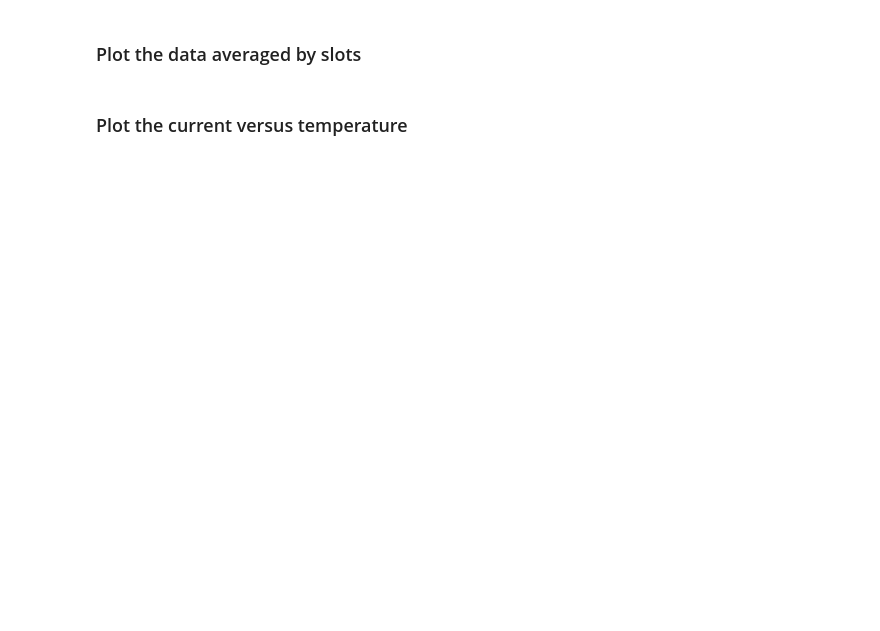
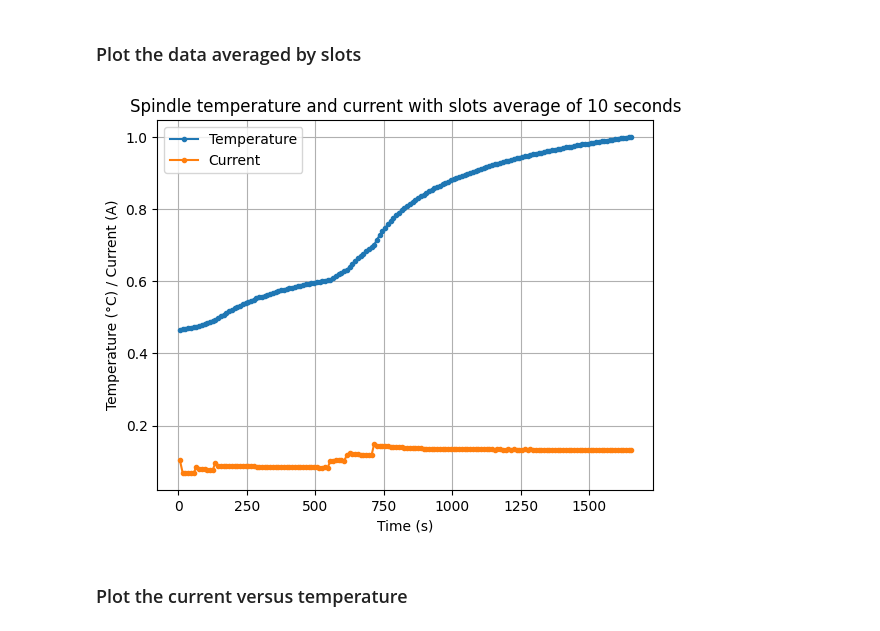
Before and after one commit to opatiny/predictiveMaintenance, a Jupyter notebook: src/notebooks/spindleCurrentVsTemperature.ipynb, the cells around one changed output. Drawn from its saved outputs; the diff is of its cells as text; code cells hidden in the pictures; blank space fills up the shorter version.

```diff
--- a/src/notebooks/spindleCurrentVsTemperature.ipynb
+++ b/src/notebooks/spindleCurrentVsTemperature.ipynb
@@ -16,7 +18,7 @@ print(current_folder)
 # %% [markdown]
 ## Load data
 # %%
-from utils.getFormattedSignalData import getFormattedSignalData
+from parse.loadCsvSignal import loadCsvSignal
 
 folderPath = "../../data/Mecatis/Warmup_Mecatis_05_02_25/"
 
@@ -27,5 +29,5 @@ tempPath = current_folder + "/" + folderPath + temperature
 currentPath = current_folder + "/" + folderPath + current
 
 
-temperatureData = getFormattedSignalData(tempPath, normalize=True, debug=True)
-currentData = getFormattedSignalData(currentPath, normalize=True, debug=True)
+temperatureData = loadCsvSignal(tempPath, normalize=True, debug=True)
+currentData = loadCsvSignal(currentPath, normalize=True, debug=True)
@@ -60,6 +69,10 @@ def computeSlotsAverage(signal: pd.DataFrame, dt: float = 10) -> pd.DataFrame:
     ----------
     signal (pd.DataFrame): The signal to process. It must have a "timeSeconds" column.
     dt (float, optional): The duration of each slot in seconds.
+
+    Returns
+    -------
+    pd.DataFrame: A DataFrame with the average value of the signal in each slot.
     """
     signal["slot"] = signal["timeSeconds"] // dt
     return signal.groupby("slot").mean()
@@ -68,3 +81,6 @@ def computeSlotsAverage(signal: pd.DataFrame, dt: float = 10) -> pd.DataFrame:
 # test the function with basic data
 data = pd.DataFrame({"timeSeconds": [1, 2, 3, 4, 5, 6, 7, 8, 9, 10],
                      "value": [1, 2, 3, 4, 5, 6, 7, 8, 9, 10]})
+
+result = computeSlotsAverage(data, dt=2)
+print(result)
@@ -72,23 +97,25 @@ data = pd.DataFrame({"timeSeconds": [1, 2, 3, 4, 5, 6, 7, 8, 9, 10],
 ### Plot the data averaged by slots
 # %%
 # apply the function to the temperature and current data
-dt = 100 # seconds
+dt = 10 # seconds
 
 temperatureSlots = computeSlotsAverage(temperatureData, dt)
 currentSlots = computeSlotsAverage(currentData, dt)
 
 # plot data versus time
 plt.plot(
     temperatureSlots.loc[:, "timeSeconds"], temperatureSlots.loc[:, "value"], "o-", markersize=3)
 
 plt.plot(
     currentSlots.loc[:, "timeSeconds"], currentSlots.loc[:, "value"], "o-", markersize=3)
 plt.xlabel("Time (s)")
 plt.ylabel("Temperature (°C) / Current (A)")
 plt.legend(["Temperature", "Current"])
 plt.title("Spindle temperature and current with slots average of " + str(dt) + " seconds")
 plt.grid()
 plt.show()
+# %% [output]
+[figure, added]
 # %% [markdown]
 ### Plot the current versus temperature
 # %%
```
Also changed, not shown: parts of 15 cells of this notebook.
